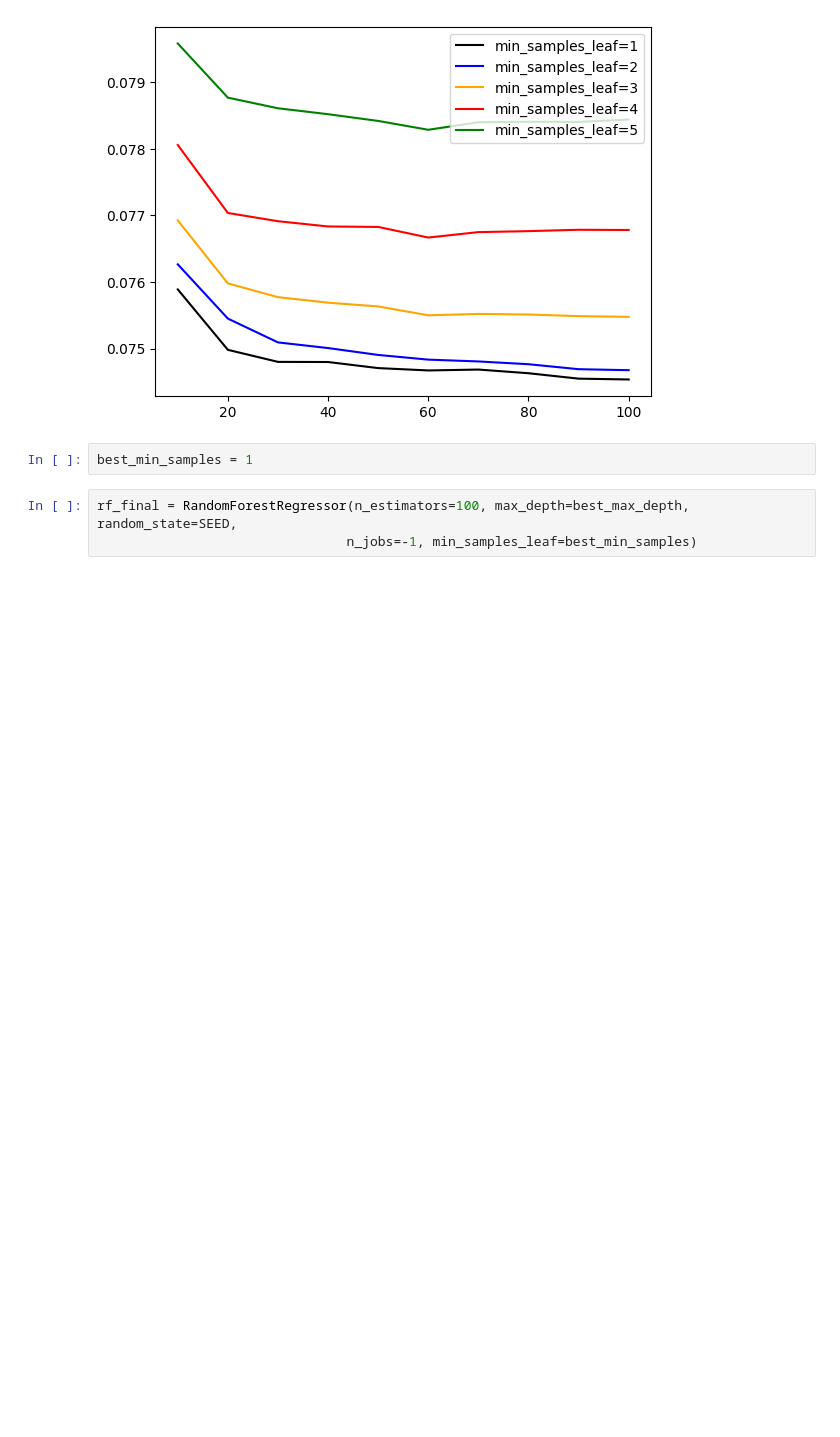
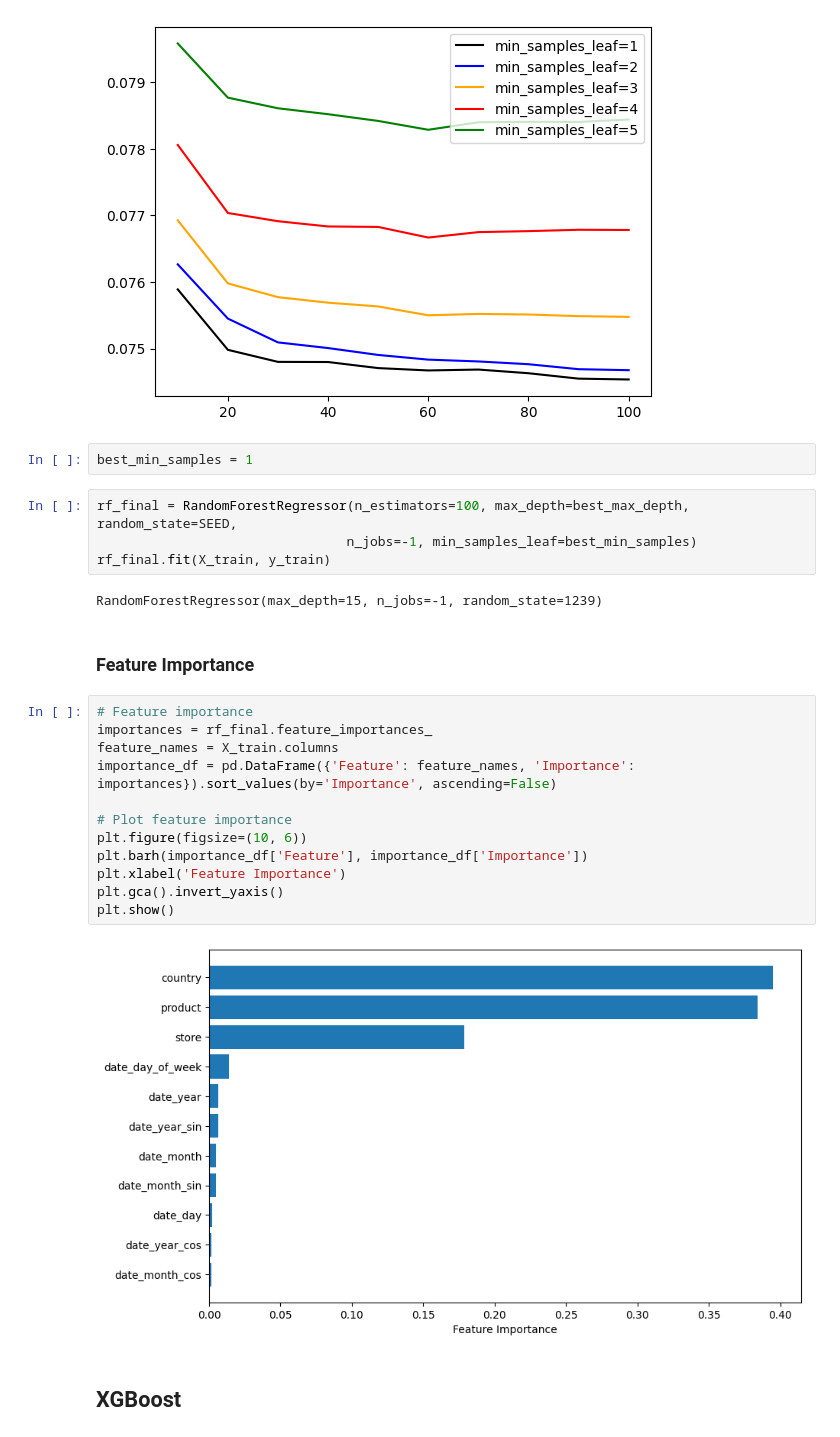
Before and after one commit to Koda98/sticker-sales-forecasting, a Jupyter notebook: notebook.ipynb, the cells around one changed output. Cells and saved outputs as stored; diff of their text form; blank space fills up the shorter version.

Commit message:
Added feature importances

```diff
--- a/notebook.ipynb
+++ b/notebook.ipynb
@@ -456,3 +457,24 @@ best_min_samples = 1
 # %%
 rf_final = RandomForestRegressor(n_estimators=100, max_depth=best_max_depth, random_state=SEED,
                                 n_jobs=-1, min_samples_leaf=best_min_samples)
+rf_final.fit(X_train, y_train)
+# %% [output]
+RandomForestRegressor(max_depth=15, n_jobs=-1, random_state=1239)
+# %% [markdown]
+### Feature Importance
+# %%
+# Feature importance
+importances = rf_final.feature_importances_
+feature_names = X_train.columns
+importance_df = pd.DataFrame({'Feature': feature_names, 'Importance': importances}).sort_values(by='Importance', ascending=False)
+
+# Plot feature importance
+plt.figure(figsize=(10, 6))
+plt.barh(importance_df['Feature'], importance_df['Importance'])
+plt.xlabel('Feature Importance')
+plt.gca().invert_yaxis()
+plt.show()
+# %% [output]
+[figure, added]
+# %% [markdown]
+## XGBoost
```
Also changed, not shown: parts of 1 cell of this notebook, 2 other files.
